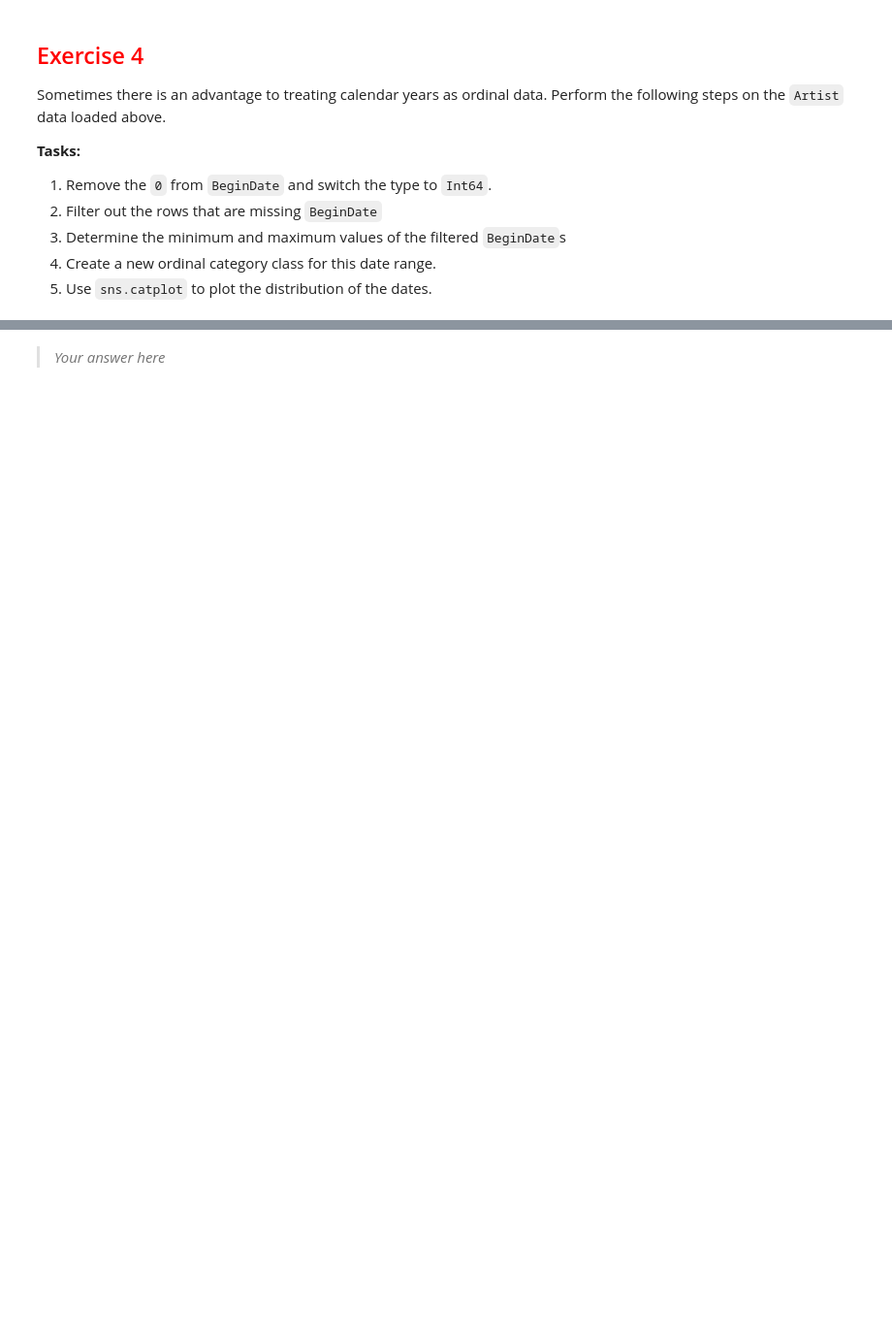
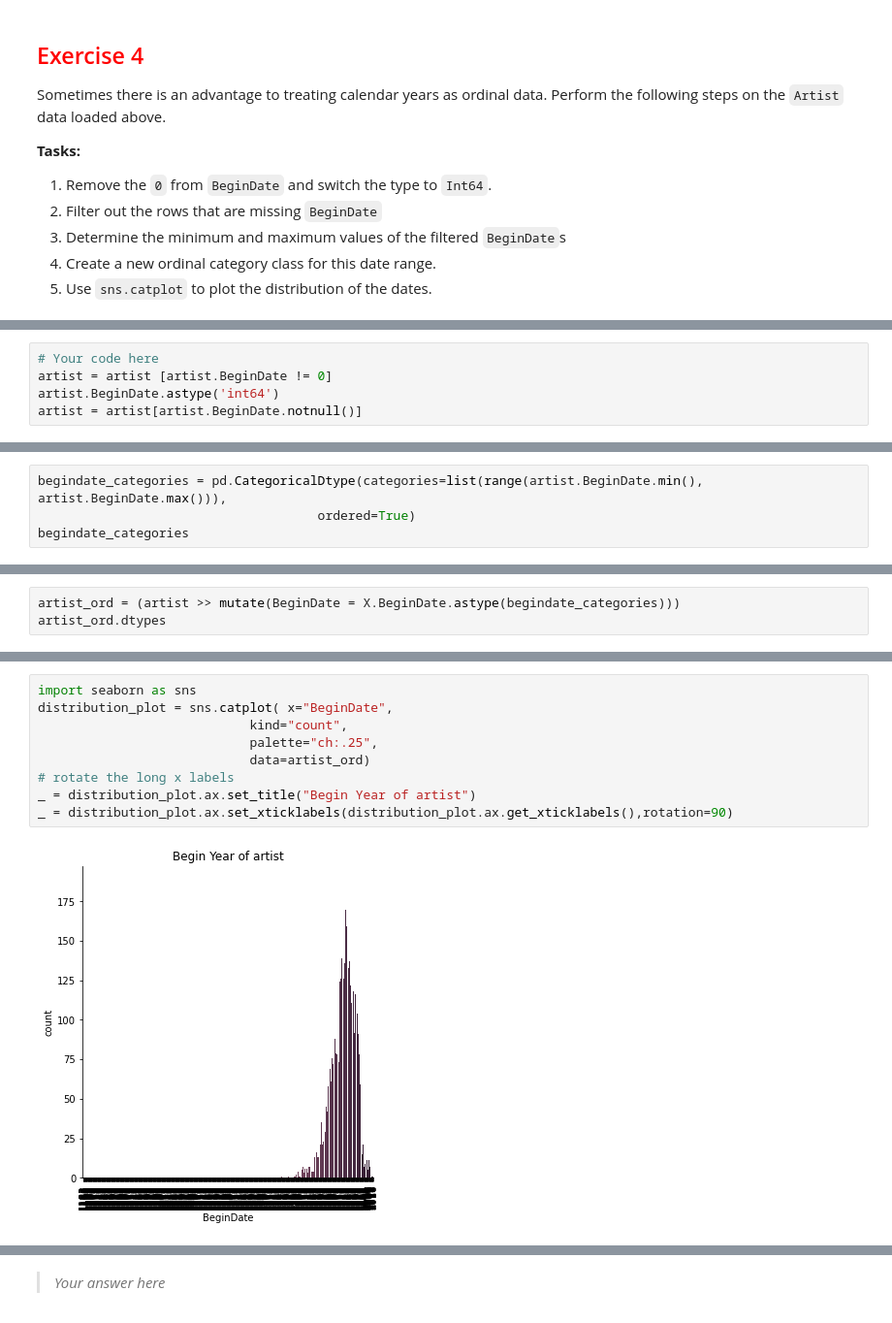
Before and after one commit to dustinvk03/module2_intro_to_pandas, a Jupyter notebook: 2_4_pandas_dtypes.ipynb, the cells around one changed output, grey strips where cells are left out. Shown at 97% size. Cells and saved outputs as stored; diff of their text form; blank space fills up the shorter version.

Commit message:
update chart for 2.4

```diff
--- a/2_4_pandas_dtypes.ipynb
+++ b/2_4_pandas_dtypes.ipynb
@@ -447,0 +457,5 @@ Sometimes there is an advantage to treating calendar years as ordinal data.  Per
+# %%
+# Your code here
+artist = artist [artist.BeginDate != 0]
+artist.BeginDate.astype('int64')
+artist = artist[artist.BeginDate.notnull()]
@@ -447,0 +466,4 @@ Sometimes there is an advantage to treating calendar years as ordinal data.  Per
+# %%
+begindate_categories = pd.CategoricalDtype(categories=list(range(artist.BeginDate.min(), artist.BeginDate.max())),
+                                     ordered=True)
+begindate_categories
@@ -447,0 +475,3 @@ Sometimes there is an advantage to treating calendar years as ordinal data.  Per
+# %%
+artist_ord = (artist >> mutate(BeginDate = X.BeginDate.astype(begindate_categories)))
+artist_ord.dtypes
@@ -447,0 +489,11 @@ Sometimes there is an advantage to treating calendar years as ordinal data.  Per
+# %%
+import seaborn as sns
+distribution_plot = sns.catplot( x="BeginDate",
+                            kind="count",
+                            palette="ch:.25",
+                            data=artist_ord)
+# rotate the long x labels
+_ = distribution_plot.ax.set_title("Begin Year of artist")
+_ = distribution_plot.ax.set_xticklabels(distribution_plot.ax.get_xticklabels(),rotation=90)
+# %% [output]
+[figure, added]
```
Also changed, not shown: parts of 15 cells of this notebook, 1 other file.
